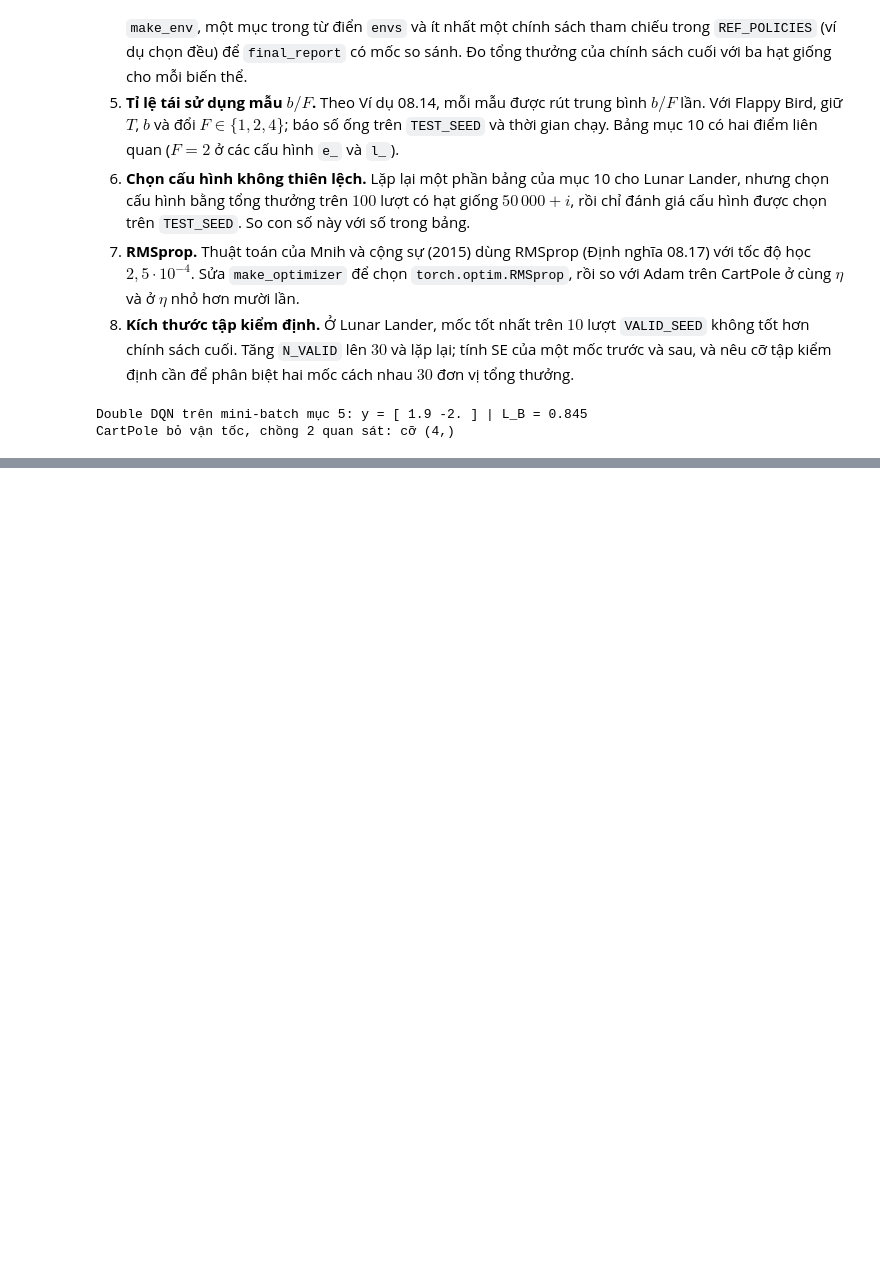
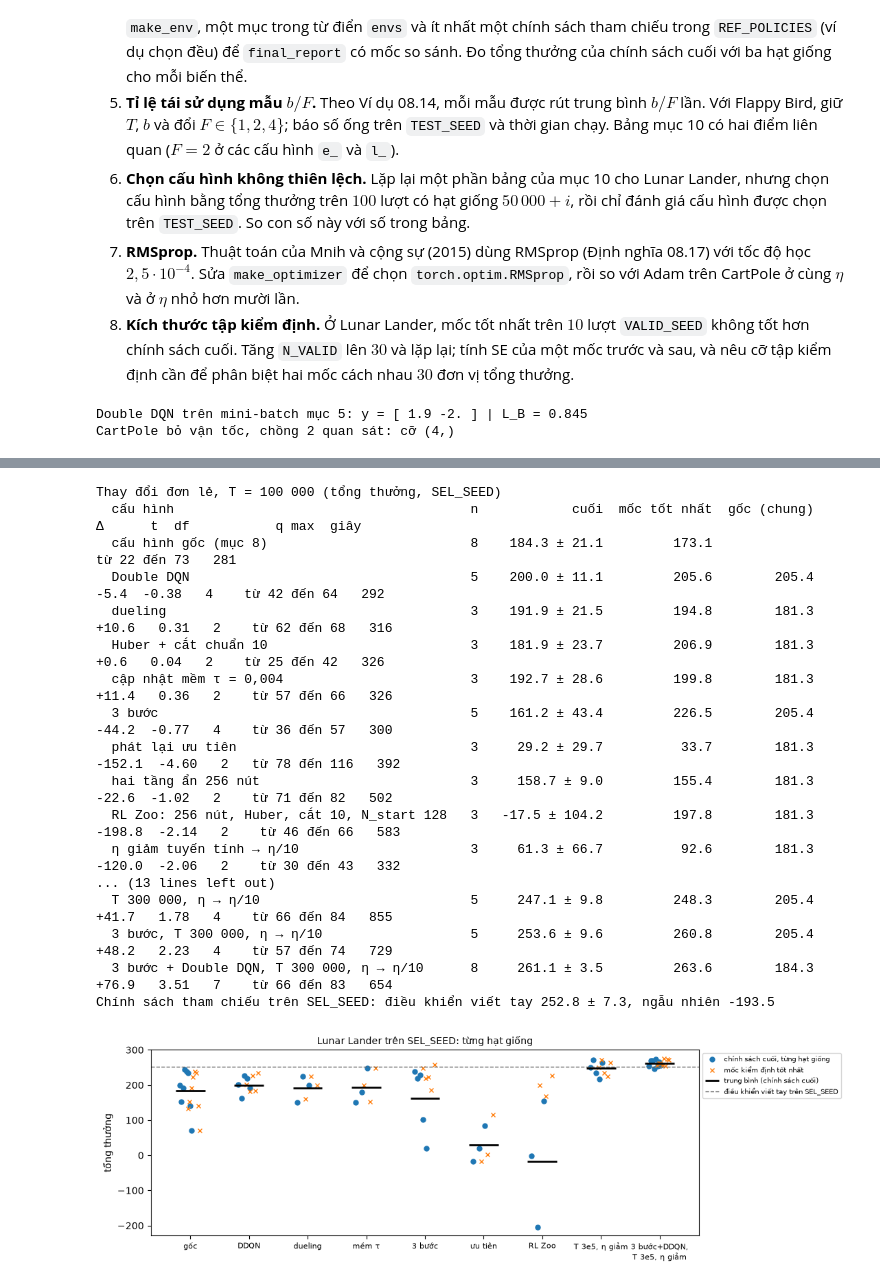
Before and after one commit to uet-iai-course/reinforcement-learning-planning, a Jupyter notebook: 2627-1/materials/lec-08/thuc-hanh-dqn-cartpole-lunarlander-flappybird.ipynb, the cells around one changed output, grey strips where cells are left out. Saved outputs shown, nothing was run; the diff lists cells and outputs as text; code cells hidden in the pictures; blank space fills up the shorter version.

```diff
--- a/2627-1/materials/lec-08/thuc-hanh-dqn-cartpole-lunarlander-flappybird.ipynb
+++ b/2627-1/materials/lec-08/thuc-hanh-dqn-cartpole-lunarlander-flappybird.ipynb
@@ -1577,0 +1997,31 @@ CartPole bỏ vận tốc, chồng 2 quan sát: cỡ (4,)
+# %%
+env_id = "LunarLander-v3"
+show_sel(env_id, ["base", "ddqn", "duel", "huberclip", "soft", "nstep3", "per", "w256", "zoo", "lrdecay"],
+         "Thay đổi đơn lẻ, T = 100 000")
+show_sel(env_id, ["base", "n3_ddqn", "n3_duel", "n3_ddqn_duel", "ddqn_lrdecay", "n3_lrdecay", "n3_ddqn_lrdecay"],
+         "Tổ hợp, T = 100 000")
+show_sel(env_id, ["base", "T300k", "T300k_lrdecay", "n3_T300k_lrdecay", "n3_ddqn_T300k_lrdecay"],
+         "Ngân sách T = 300 000 (cấu hình gốc dùng T = 100 000)")
+print(f"Chính sách tham chiếu trên SEL_SEED: điều khiển viết tay {REF_SEL['LunarLander-v3/heuristic'][0]:.1f} ± "
+      f"{REF_SEL['LunarLander-v3/heuristic'][1]:.1f}, ngẫu nhiên {REF_SEL['LunarLander-v3/random'][0]:.1f}")
+plot_sel(env_id, ["base", "ddqn", "duel", "soft", "nstep3", "per", "zoo", "T300k_lrdecay", "n3_ddqn_T300k_lrdecay"],
+         "Lunar Lander trên SEL_SEED: từng hạt giống", ref=("điều khiển viết tay", REF_SEL["LunarLander-v3/heuristic"][0]))
+# %% [output]
+Thay đổi đơn lẻ, T = 100 000 (tổng thưởng, SEL_SEED)
+  cấu hình                                      n            cuối  mốc tốt nhất  gốc (chung)        Δ      t  df           q max  giây
+  cấu hình gốc (mục 8)                          8    184.3 ± 21.1         173.1                                     từ 22 đến 73   281
+  Double DQN                                    5    200.0 ± 11.1         205.6        205.4     -5.4  -0.38   4    từ 42 đến 64   292
+  dueling                                       3    191.9 ± 21.5         194.8        181.3    +10.6   0.31   2    từ 62 đến 68   316
+  Huber + cắt chuẩn 10                          3    181.9 ± 23.7         206.9        181.3     +0.6   0.04   2    từ 25 đến 42   326
+  cập nhật mềm τ = 0,004                        3    192.7 ± 28.6         199.8        181.3    +11.4   0.36   2    từ 57 đến 66   326
+  3 bước                                        5    161.2 ± 43.4         226.5        205.4    -44.2  -0.77   4    từ 36 đến 57   300
+  phát lại ưu tiên                              3     29.2 ± 29.7          33.7        181.3   -152.1  -4.60   2   từ 78 đến 116   392
+  hai tầng ẩn 256 nút                           3     158.7 ± 9.0         155.4        181.3    -22.6  -1.02   2    từ 71 đến 82   502
+  RL Zoo: 256 nút, Huber, cắt 10, N_start 128   3   -17.5 ± 104.2         197.8        181.3   -198.8  -2.14   2    từ 46 đến 66   583
+  η giảm tuyến tính → η/10                      3     61.3 ± 66.7          92.6        181.3   -120.0  -2.06   2    từ 30 đến 43   332
+... (13 lines left out)
+  T 300 000, η → η/10                           5     247.1 ± 9.8         248.3        205.4    +41.7   1.78   4    từ 66 đến 84   855
+  3 bước, T 300 000, η → η/10                   5     253.6 ± 9.6         260.8        205.4    +48.2   2.23   4    từ 57 đến 74   729
+  3 bước + Double DQN, T 300 000, η → η/10      8     261.1 ± 3.5         263.6        184.3    +76.9   3.51   7    từ 66 đến 83   654
+Chính sách tham chiếu trên SEL_SEED: điều khiển viết tay 252.8 ± 7.3, ngẫu nhiên -193.5
+[figure, added]
```
Also changed, not shown: parts of 34 cells of this notebook, 1 other file.
